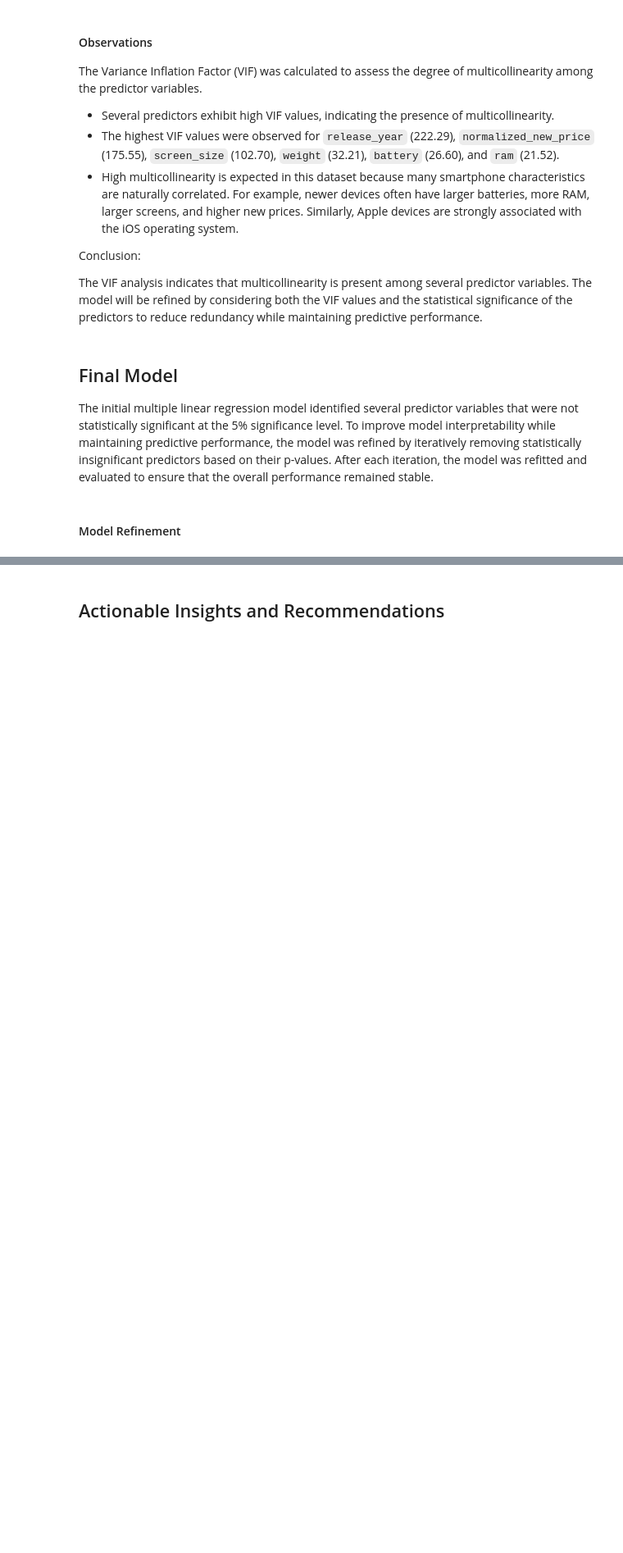
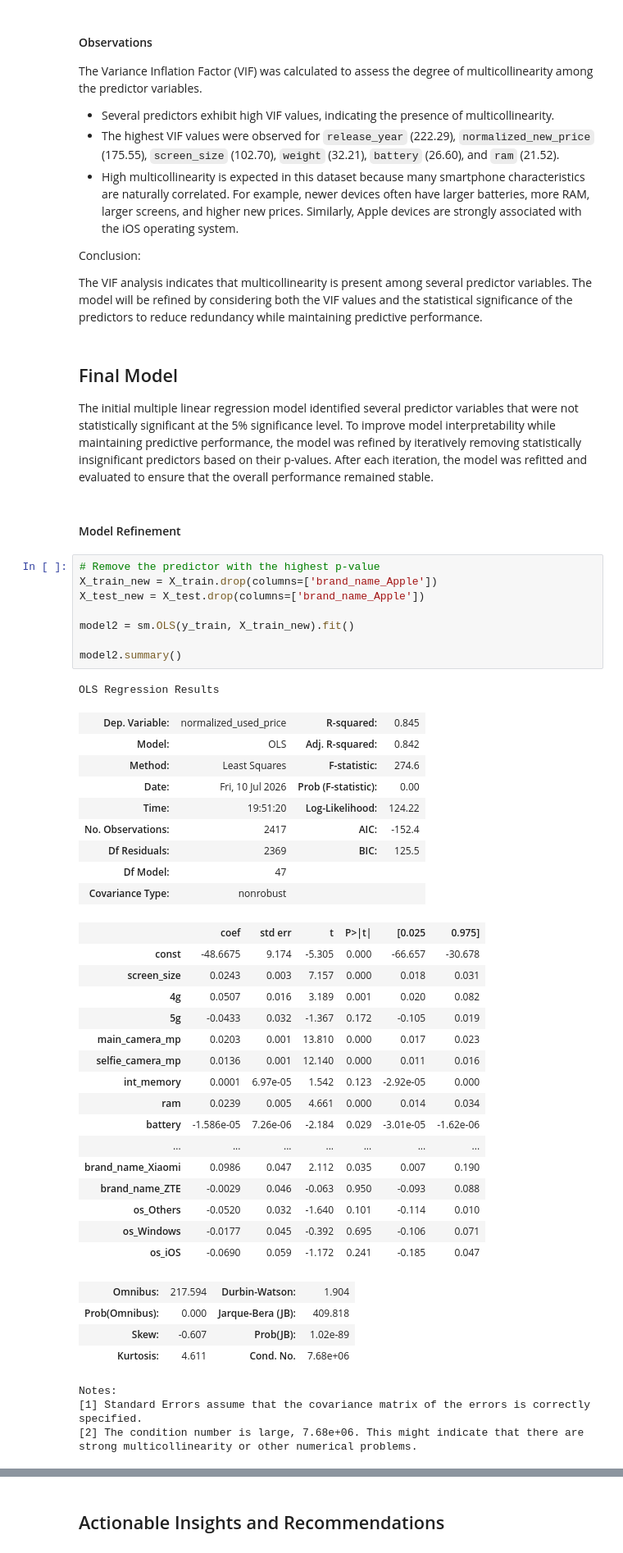
Before and after one commit to Irene-coder-dot/Recell-Refurbished-smartphones, a Jupyter notebook: ReCell_Project_Learner_Notebook_FullCode.ipynb, the cells around one changed output, grey strips where cells are left out. Shown at 82% size. Saved outputs shown, nothing was run; the diff lists cells and outputs as text; blank space fills up the shorter version.

```diff
--- a/ReCell_Project_Learner_Notebook_FullCode.ipynb
+++ b/ReCell_Project_Learner_Notebook_FullCode.ipynb
@@ -1001,3 +1001,46 @@ The VIF analysis indicates that multicollinearity is present among several predi
 The initial multiple linear regression model identified several predictor variables that were not statistically significant at the 5% significance level. To improve model interpretability while maintaining predictive performance, the model was refined by iteratively removing statistically insignificant predictors based on their p-values. After each iteration, the model was refitted and evaluated to ensure that the overall performance remained stable.
 # %% [markdown]
 #### Model Refinement
+# %%
+# Remove the predictor with the highest p-value
+X_train_new = X_train.drop(columns=['brand_name_Apple'])
+X_test_new = X_test.drop(columns=['brand_name_Apple'])
+
+model2 = sm.OLS(y_train, X_train_new).fit()
+
+model2.summary()
+# %% [output]
+OLS Regression Results
+| Dep. Variable: | normalized_used_price | R-squared: | 0.845 |
+| Model: | OLS | Adj. R-squared: | 0.842 |
+| Method: | Least Squares | F-statistic: | 274.6 |
+| Date: | Fri, 10 Jul 2026 | Prob (F-statistic): | 0.00 |
+| Time: | 19:51:20 | Log-Likelihood: | 124.22 |
+| No. Observations: | 2417 | AIC: | -152.4 |
+| Df Residuals: | 2369 | BIC: | 125.5 |
+| Df Model: | 47 |  |  |
+| Covariance Type: | nonrobust |  |  |
+|  | coef | std err | t | P>|t| | [0.025 | 0.975] |
+| const | -48.6675 | 9.174 | -5.305 | 0.000 | -66.657 | -30.678 |
+| screen_size | 0.0243 | 0.003 | 7.157 | 0.000 | 0.018 | 0.031 |
+| 4g | 0.0507 | 0.016 | 3.189 | 0.001 | 0.020 | 0.082 |
+| 5g | -0.0433 | 0.032 | -1.367 | 0.172 | -0.105 | 0.019 |
+| main_camera_mp | 0.0203 | 0.001 | 13.810 | 0.000 | 0.017 | 0.023 |
+| selfie_camera_mp | 0.0136 | 0.001 | 12.140 | 0.000 | 0.011 | 0.016 |
+| int_memory | 0.0001 | 6.97e-05 | 1.542 | 0.123 | -2.92e-05 | 0.000 |
+| ram | 0.0239 | 0.005 | 4.661 | 0.000 | 0.014 | 0.034 |
+| battery | -1.586e-05 | 7.26e-06 | -2.184 | 0.029 | -3.01e-05 | -1.62e-06 |
+| ... | ... | ... | ... | ... | ... | ... |
+| brand_name_Xiaomi | 0.0986 | 0.047 | 2.112 | 0.035 | 0.007 | 0.190 |
+| brand_name_ZTE | -0.0029 | 0.046 | -0.063 | 0.950 | -0.093 | 0.088 |
+| os_Others | -0.0520 | 0.032 | -1.640 | 0.101 | -0.114 | 0.010 |
+| os_Windows | -0.0177 | 0.045 | -0.392 | 0.695 | -0.106 | 0.071 |
+| os_iOS | -0.0690 | 0.059 | -1.172 | 0.241 | -0.185 | 0.047 |
+| Omnibus: | 217.594 | Durbin-Watson: | 1.904 |
+| Prob(Omnibus): | 0.000 | Jarque-Bera (JB): | 409.818 |
+| Skew: | -0.607 | Prob(JB): | 1.02e-89 |
+| Kurtosis: | 4.611 | Cond. No. | 7.68e+06 |
+Notes:
+[1] Standard Errors assume that the covariance matrix of the errors is correctly specified.
+[2] The condition number is large, 7.68e+06. This might indicate that there are
+strong multicollinearity or other numerical problems.
```
Also changed, not shown: parts of 8 cells of this notebook.
